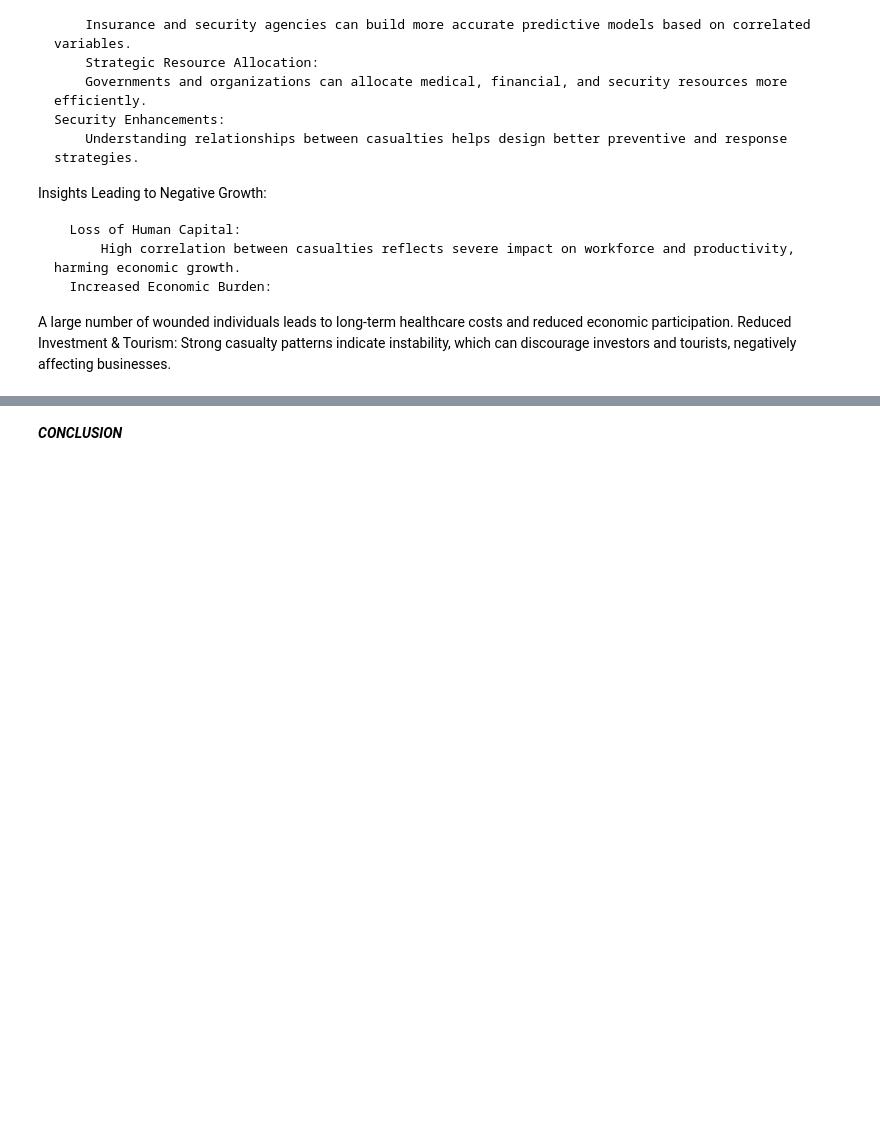
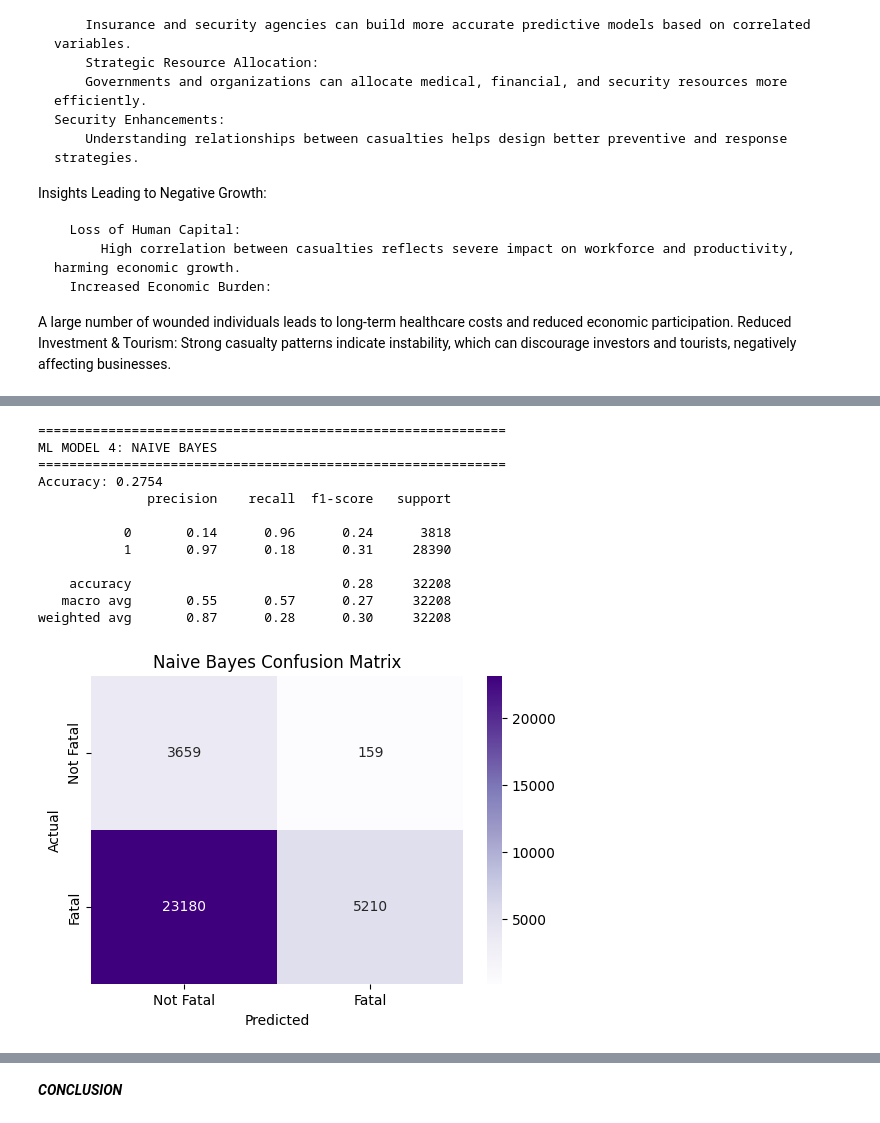
Before and after one commit to dooniteaadi/DATA_SCIENCE_ASSIGNMENT_3, a Jupyter notebook: data_science_assignent3.ipynb, the cells around one changed output, grey strips where cells are left out. Cells and saved outputs as stored; diff of their text form; code cells hidden in the pictures; blank space fills up the shorter version.

```diff
--- a/data_science_assignent3.ipynb
+++ b/data_science_assignent3.ipynb
@@ -1748,0 +2186,37 @@ Strong casualty patterns indicate instability, which can discourage investors an
+# %%
+print("=" * 60)
+print("ML MODEL 4: NAIVE BAYES")
+print("=" * 60)
+
+nb = GaussianNB()
+nb.fit(X_train, y_train)
+y_pred_nb = nb.predict(X_test)
+
+acc_nb = accuracy_score(y_test, y_pred_nb)
+print(f"Accuracy: {acc_nb:.4f}")
+print(classification_report(y_test, y_pred_nb))
+
+plt.figure(figsize=(6,4))
+sns.heatmap(confusion_matrix(y_test, y_pred_nb), annot=True, fmt='d',
+            cmap='Purples',
+            xticklabels=['Not Fatal','Fatal'],
+            yticklabels=['Not Fatal','Fatal'])
+plt.title("Naive Bayes Confusion Matrix")
+plt.xlabel("Predicted")
+plt.ylabel("Actual")
+plt.show()
+results['Naive Bayes'] = acc_nb
+# %% [output]
+============================================================
+ML MODEL 4: NAIVE BAYES
+============================================================
+Accuracy: 0.2754
+              precision    recall  f1-score   support
+
+           0       0.14      0.96      0.24      3818
+           1       0.97      0.18      0.31     28390
+
+    accuracy                           0.28     32208
+   macro avg       0.55      0.57      0.27     32208
+weighted avg       0.87      0.28      0.30     32208
+[figure, added]
```
Also changed, not shown: parts of 41 cells of this notebook.
